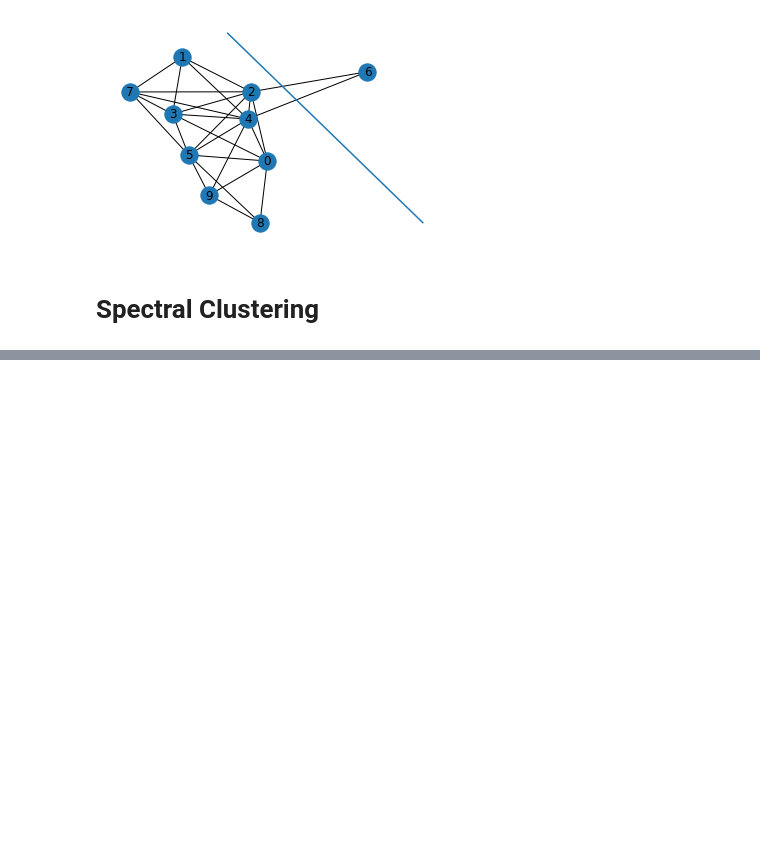
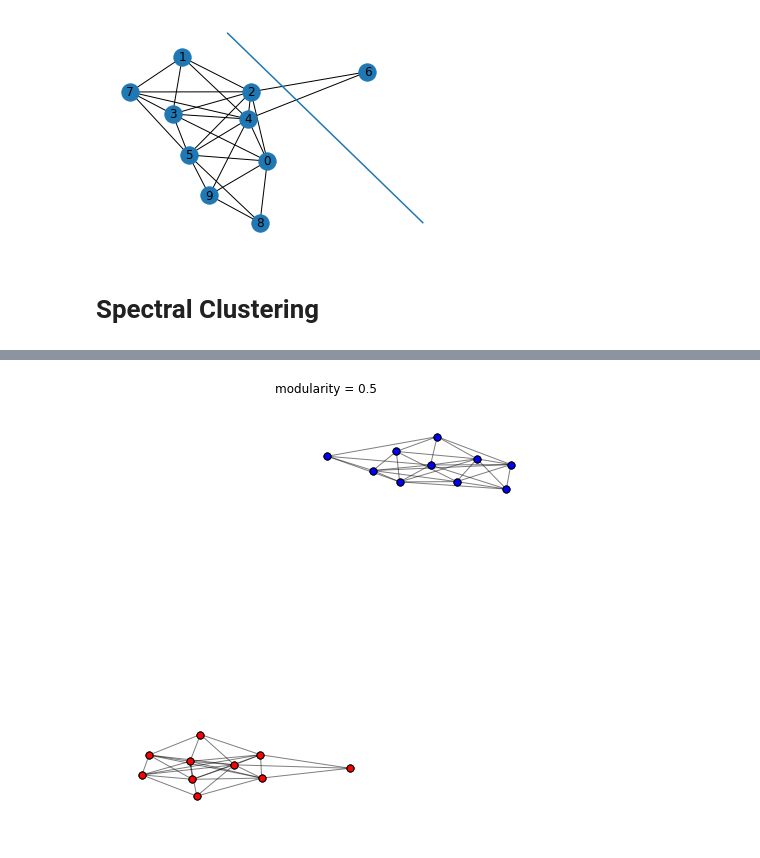
Before and after one commit to joseph-c-mcguire/Math-of-data-science, a Jupyter notebook: MATH_476_Graph_Generation.ipynb, the cells around one changed output, grey strips where cells are left out. Saved outputs shown, nothing was run; the diff lists cells and outputs as text; code cells hidden in the pictures; blank space fills up the shorter version.

```diff
--- a/MATH_476_Graph_Generation.ipynb
+++ b/MATH_476_Graph_Generation.ipynb
@@ -403,0 +449,14 @@ plt.savefig('cuts.png', Format = 'PNG')
+# %%
+import cdlib.algorithms as cd
+import networkx as nx
+import cdlib.viz as viz
+import cdlib.evaluation as eval
+
+# G = nx.planted_partition_graph(5, 100, p_in = 0.75, p_out = 0.001, seed = 0)
+node_clustering = cd.spectral(G, kmax = 9)
+viz.plot_network_clusters(G, node_clustering, node_size = 50)
+modul = eval.newman_girvan_modularity(G, node_clustering)
+plt.title('modularity = ' + str(round(modul.score,2)))
+plt.savefig('spectral_clustering_result.png', Format = 'PNG')
+# %% [output]
+[figure, added]
```
Also changed, not shown: parts of 11 cells of this notebook.
